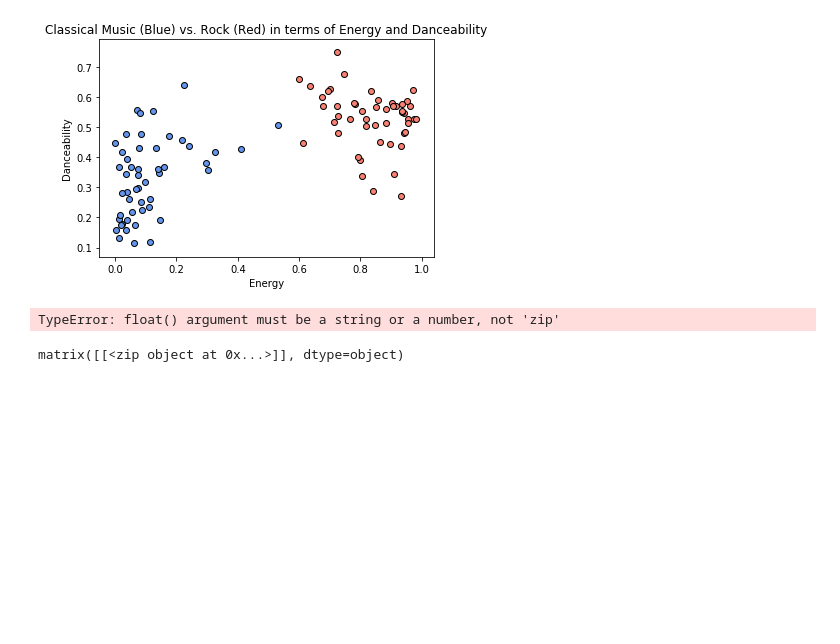
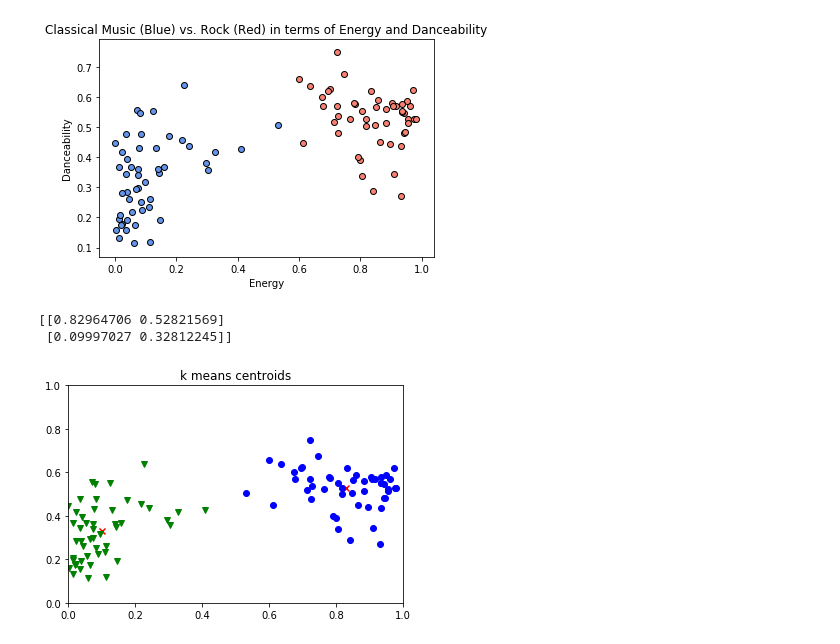
Before and after one commit to cfgong/spotifygenre, a Jupyter notebook: kmeans_cluster.ipynb, the cells around one changed output. Cells and saved outputs as stored; diff of their text form; code cells hidden in the pictures; blank space fills up the shorter version.

Commit message:
working kmeans cluster plot

```diff
--- a/kmeans_cluster.ipynb
+++ b/kmeans_cluster.ipynb
@@ -66,17 +66,36 @@ for i in feature_b_indices:
 plt.show()
 # %% [output]
 [figure]
-# %%
-feature_indices = [*feature_a_indices, *feature_b_indices]
-
-f1 = total_df["energy"].values[feature_indices]
-f2 = total_df["danceability"].values[feature_indices]
-
-X=np.matrix(zip(f1,f2))
-kmeans = KMeans(n_clusters=2).fit(X)
-# %% [output]
-TypeError: float() argument must be a string or a number, not 'zip'
-# %%
-X
-# %% [output]
-matrix([[<zip object at 0x...>]], dtype=object)
+# %%
+feature_indices = [*feature_a_indices, *feature_b_indices]
+
+f1 = total_df["energy"].values[feature_indices]
+f2 = total_df["danceability"].values[feature_indices]
+
+# to pca??
+
+X = np.array(list(zip(f1, f2))).reshape(len(f1), 2)
+colors = ['b', 'g']
+markers = ['o', 'v']
+
+# KMeans algorithm
+K = 2
+kmeans_model = KMeans(n_clusters=K).fit(X)
+
+print(kmeans_model.cluster_centers_)
+centers = np.array(kmeans_model.cluster_centers_)
+
+plt.plot()
+plt.title('k means centroids')
+
+for i, l in enumerate(kmeans_model.labels_):
+    plt.plot(f1[i], f2[i], color=colors[l], marker=markers[l],ls='None')
+    plt.xlim([0, 1])
+    plt.ylim([0, 1])
+
+plt.scatter(centers[:,0], centers[:,1], marker="x", color='r')
+plt.show()
+# %% [output]
+[[0.82964706 0.52821569]
+ [0.09997027 0.32812245]]
+[figure, added]
```
Also changed, not shown: parts of 3 cells of this notebook.
